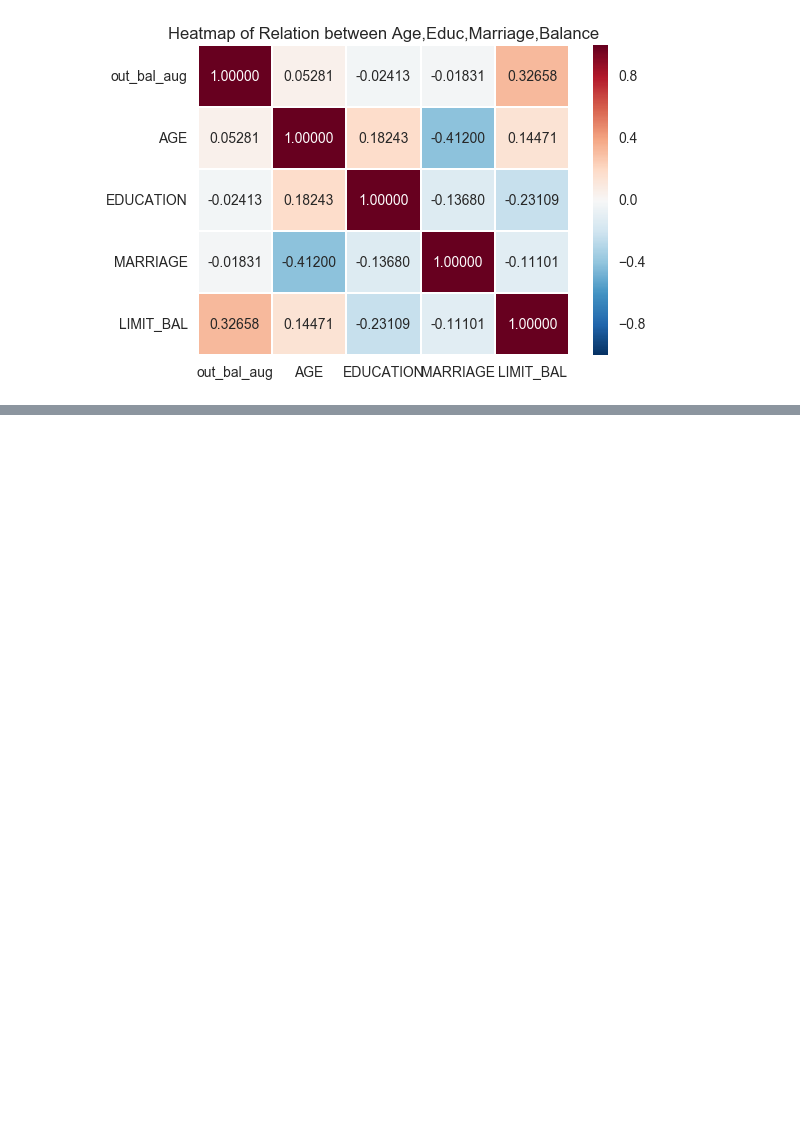
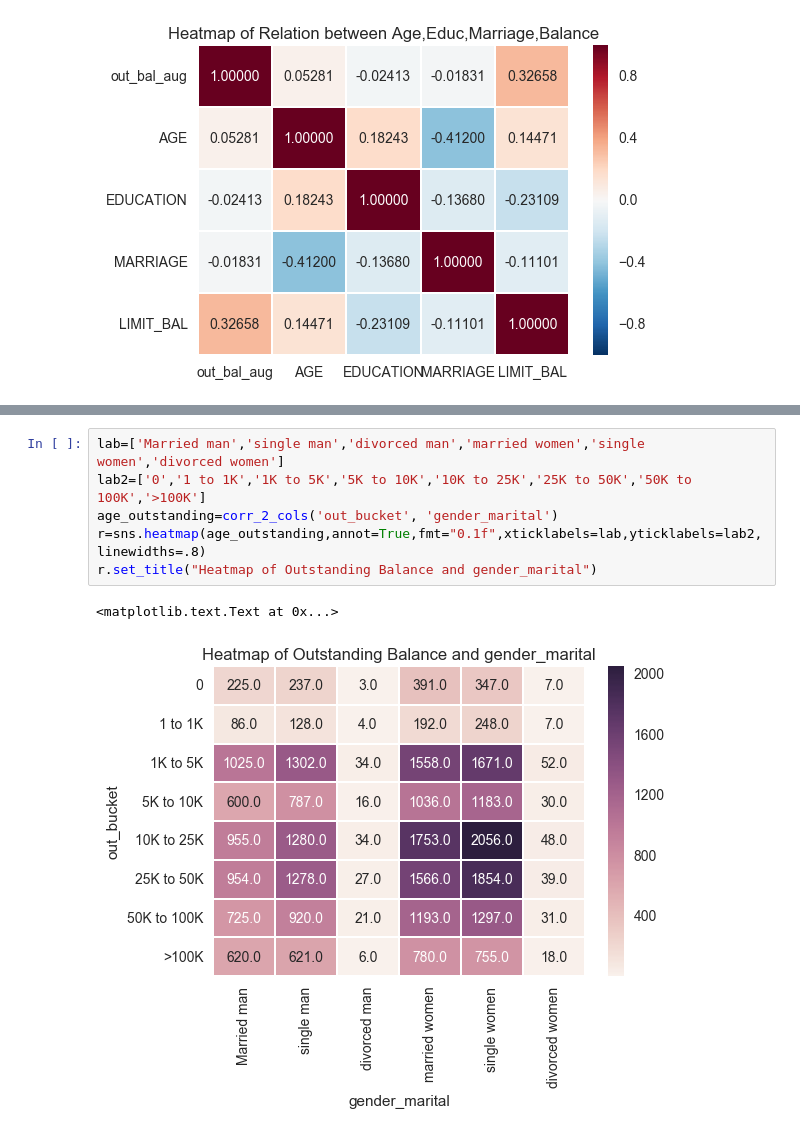
Before and after one commit to innovator-arjun/Credit-Card-AL-ML-Analytics, a Jupyter notebook: Credit Card Farud ML-AI-Python_Analytics.ipynb, the cells around one changed output, grey strips where cells are left out. Cells and saved outputs as stored; diff of their text form; blank space fills up the shorter version.

```diff
--- a/Credit Card Farud ML-AI-Python_Analytics.ipynb
+++ b/Credit Card Farud ML-AI-Python_Analytics.ipynb
@@ -342,0 +342,9 @@ fulldata.head()
+# %%
+lab=['Married man','single man','divorced man','married women','single women','divorced women']
+lab2=['0','1 to 1K','1K to 5K','5K to 10K','10K to 25K','25K to 50K','50K to 100K','>100K']
+age_outstanding=corr_2_cols('out_bucket', 'gender_marital')
+r=sns.heatmap(age_outstanding,annot=True,fmt="0.1f",xticklabels=lab,yticklabels=lab2, linewidths=.8)
+r.set_title("Heatmap of Outstanding Balance and gender_marital")
+# %% [output]
+<matplotlib.text.Text at 0x...>
+[figure, added]
```
Also changed, not shown: parts of 9 cells of this notebook.
